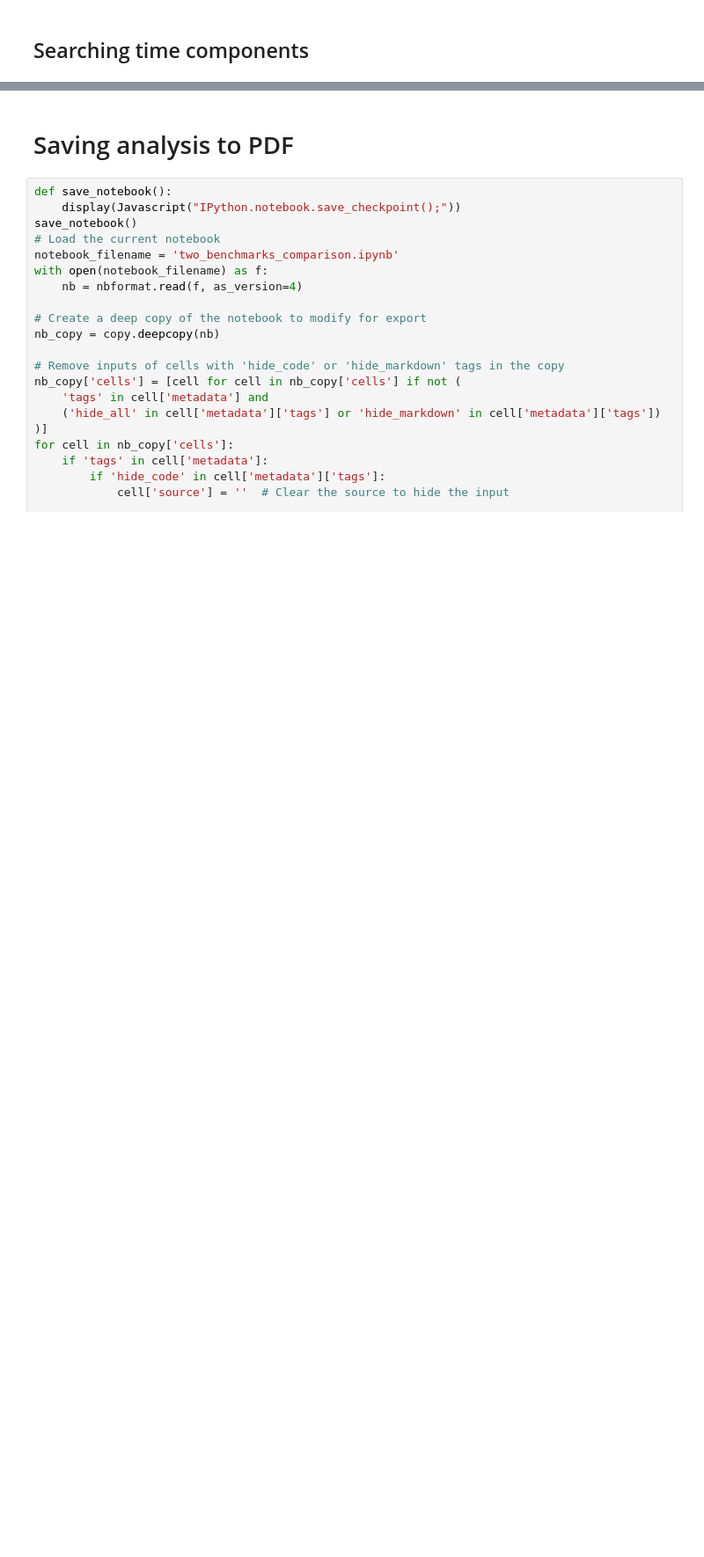
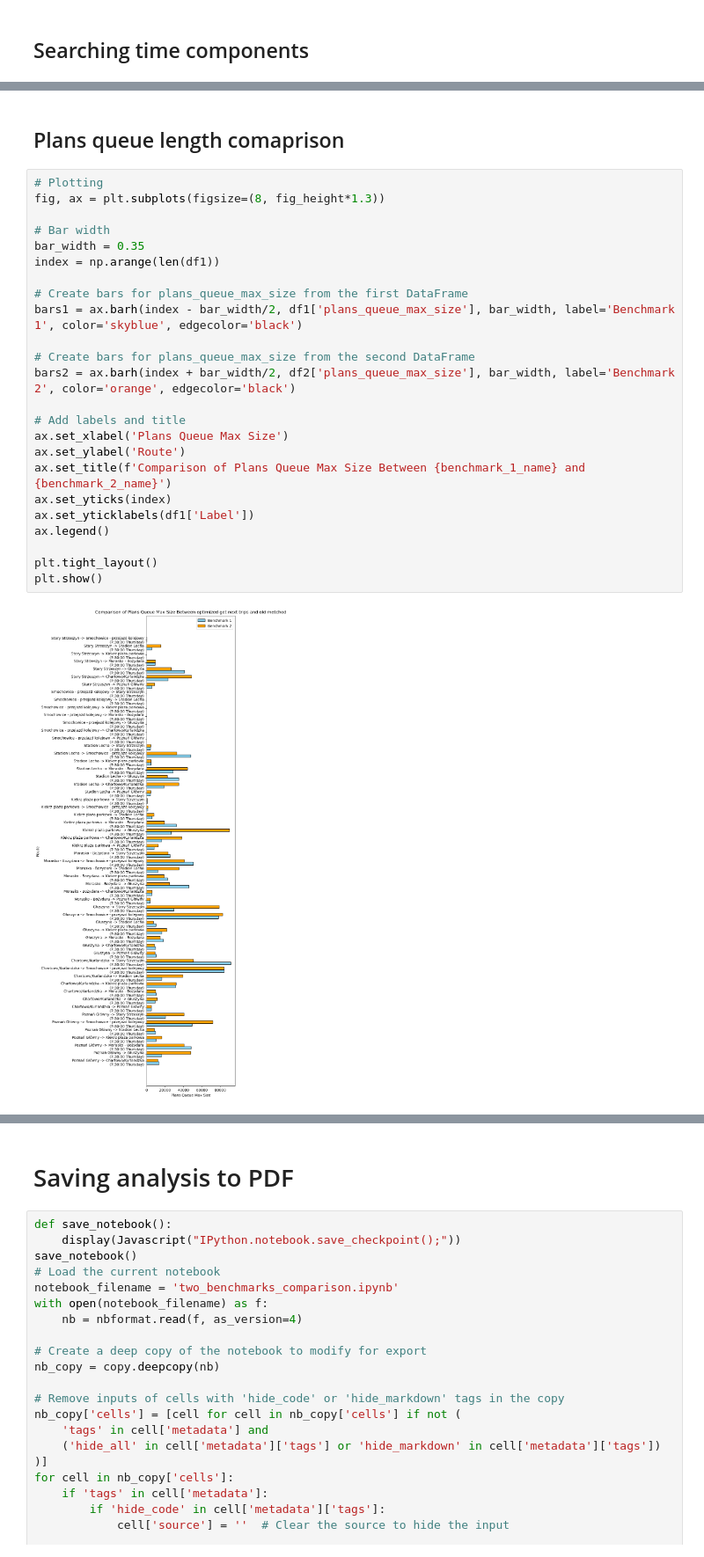
Before and after one commit to DawidJedraszczyk/e-Bimba, a Jupyter notebook: two_benchmarks_comparison.ipynb, the cells around one changed output, grey strips where cells are left out. Shown at 88% size. Cells and saved outputs as stored; diff of their text form; blank space fills up the shorter version.

Commit message:
more metrics plotted: plans queue length distribution of searching time and max plans queue size avg time and avg expansions per iteration

```diff
--- a/two_benchmarks_comparison.ipynb
+++ b/two_benchmarks_comparison.ipynb
@@ -219,0 +221,28 @@ plt.show()
+# %% [markdown]
+## Plans queue length comaprison
+# %%
+# Plotting
+fig, ax = plt.subplots(figsize=(8, fig_height*1.3))
+
+# Bar width
+bar_width = 0.35
+index = np.arange(len(df1))
+
+# Create bars for plans_queue_max_size from the first DataFrame
+bars1 = ax.barh(index - bar_width/2, df1['plans_queue_max_size'], bar_width, label='Benchmark 1', color='skyblue', edgecolor='black')
+
+# Create bars for plans_queue_max_size from the second DataFrame
+bars2 = ax.barh(index + bar_width/2, df2['plans_queue_max_size'], bar_width, label='Benchmark 2', color='orange', edgecolor='black')
+
+# Add labels and title
+ax.set_xlabel('Plans Queue Max Size')
+ax.set_ylabel('Route')
+ax.set_title(f'Comparison of Plans Queue Max Size Between {benchmark_1_name} and {benchmark_2_name}')
+ax.set_yticks(index)
+ax.set_yticklabels(df1['Label'])
+ax.legend()
+
+plt.tight_layout()
+plt.show()
+# %% [output]
+[figure, added]
```
Also changed, not shown: parts of 9 cells of this notebook.
